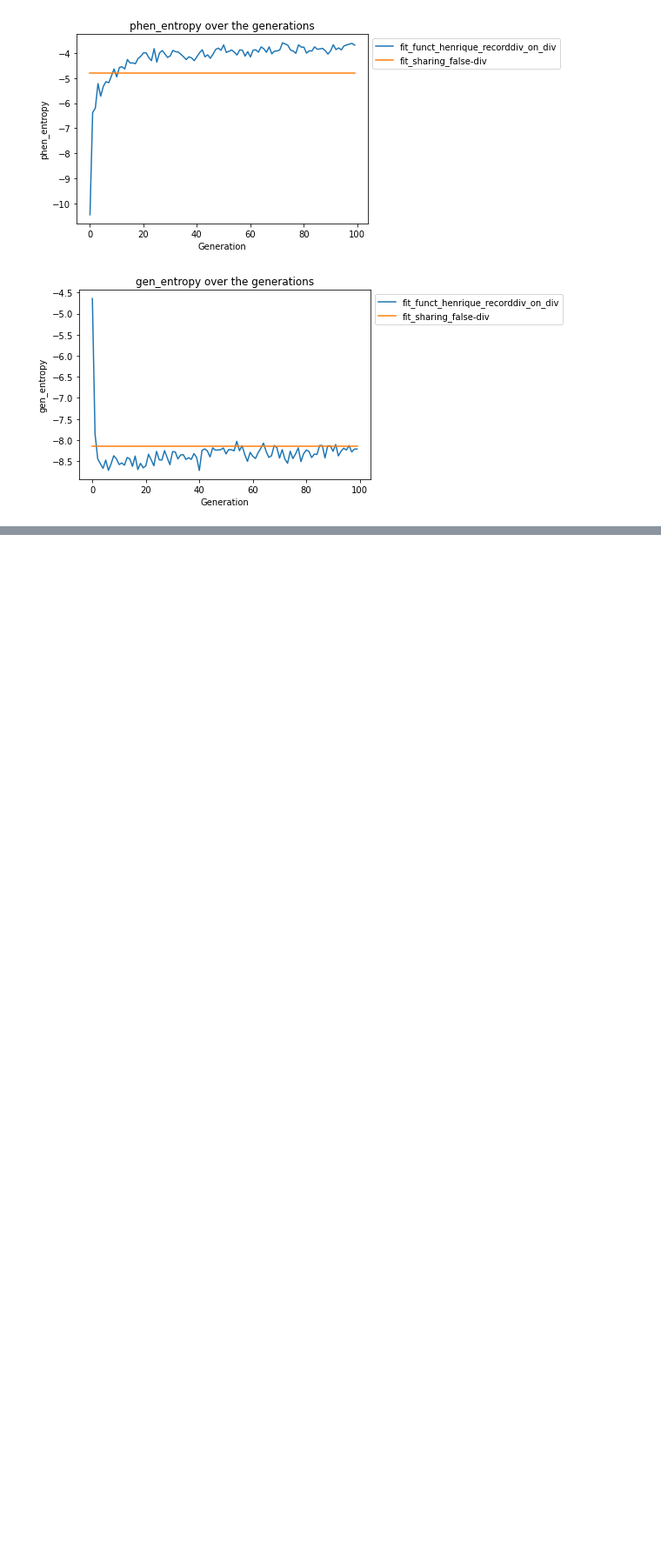
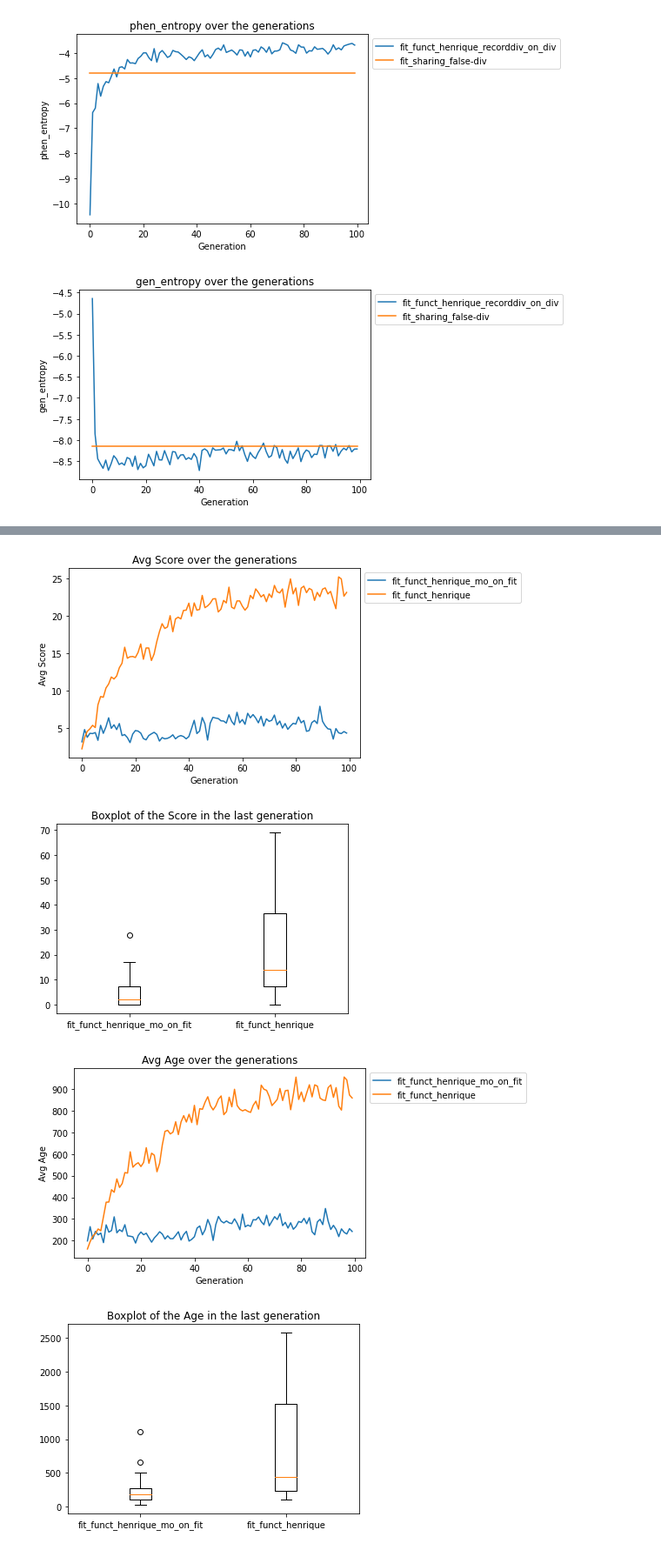
Before and after one commit to ph1001/GA_learning_Snake, a Jupyter notebook: 01_Snake/Statistical Analysis.ipynb, the cells around one changed output, grey strips where cells are left out. Shown at 87% size. Drawn from its saved outputs; the diff is of its cells as text; code cells hidden in the pictures; blank space fills up the shorter version.

```diff
--- a/01_Snake/Statistical Analysis.ipynb
+++ b/01_Snake/Statistical Analysis.ipynb
@@ -7,3 +7,6 @@ import matplotlib.pyplot as plt
 import numpy as np
 # %% [markdown]
 # Functions
+# %%
+data = pd.read_csv('data/fit_funct_henrique_mo_on_fit/fit_funct_henrique_mo_on_fit_0.csv', header = None)
+data.columns = ['gen', 'log']
@@ -80,13 +104,13 @@ def plot_features(data, std = False):
         plt.ylabel('Log(Avg Fitness)')
         plt.show()
 # %%
-def compare_data(folder_list, std = False, boxplot = False):
+def compare_data(folder_list, fitness = True, std = False, boxplot = False):
 
     data_dict = {}
 
     for folder in folder_list:
 
-        data_dict[folder.split('.')[0]] = data_sorting(folder)
+        data_dict[folder.split('.')[0]] = data_sorting(folder, fitness)
 
     for data_label in data_dict.keys():
 
@@ -138,30 +162,32 @@ def compare_data(folder_list, std = False, boxplot = False):
         plt.title('Boxplot of the Age in the last generation')
         plt.show()
 
-    for data_label in data_dict.keys():
+    if fitness:
 
-        if std:
+        for data_label in data_dict.keys():
 
-            plt.errorbar(data_dict[data_label][0].index, data_dict[data_label][0].avg_fitness, data_dict[data_label][0].std_fitness, label = data_label, alpha = 0.3)
-            plt.title('Log(Avg Fitness) over the generations with standard deviation')
-            plt.xlabel('Generation')
-            plt.ylabel('Log(Avg Fitness)')
+            if std:
 
-        else:
+                plt.errorbar(data_dict[data_label][0].index, data_dict[data_label][0].avg_fitness, data_dict[data_label][0].std_fitness, label = data_label, alpha = 0.3)
+                plt.title('Log(Avg Fitness) over the generations with standard deviation')
+                plt.xlabel('Generation')
+                plt.ylabel('Log(Avg Fitness)')
 
-            plt.plot(data_dict[data_label][0].index, data_dict[data_label][0].avg_fitness, label = data_label)
-            plt.title('Log(Avg Fitness) over the generations')
-            plt.xlabel('Generation')
-            plt.ylabel('Log(Avg Fitness)')
+            else:
 
-    plt.legend(bbox_to_anchor=(1,1), loc="upper left")
-    plt.show()
+                plt.plot(data_dict[data_label][0].index, data_dict[data_label][0].avg_fitness, label = data_label)
+                plt.title('Log(Avg Fitness) over the generations')
+                plt.xlabel('Generation')
+                plt.ylabel('Log(Avg Fitness)')
 
-    if boxplot:
+        plt.legend(bbox_to_anchor=(1,1), loc="upper left")
+        plt.show()
 
-        plt.boxplot([data_dict[data_label][3] for data_label in data_dict.keys()], labels =  data_dict.keys())
-        plt.title('Boxplot of the Log(Fitness) in the last generation')
-        plt.show()
+        if boxplot:
+
+            plt.boxplot([data_dict[data_label][3] for data_label in data_dict.keys()], labels =  data_dict.keys())
+            plt.title('Boxplot of the Log(Fitness) in the last generation')
+            plt.show()
 # %%
 def data_sorting_diversity(folder_name):
 
@@ -263,0 +292,7 @@ compare_data_diversity(['fit_funct_henrique_recorddiv_on_div', 'fit_sharing_fals
+# %%
+compare_data(['fit_funct_henrique_mo_on_fit', 'fit_funct_henrique'], std = False, boxplot = True, fitness = False)
+# %% [output]
+[figure, added]
+[figure, added]
+[figure, added]
+[figure, added]
```
Also changed, not shown: parts of 4 cells of this notebook.
